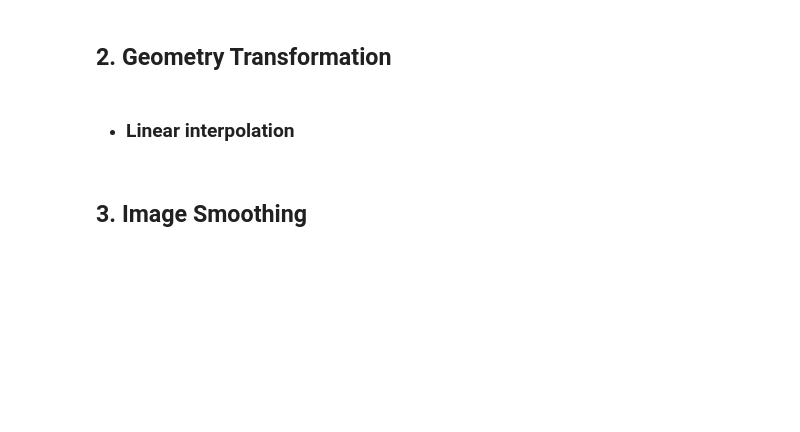
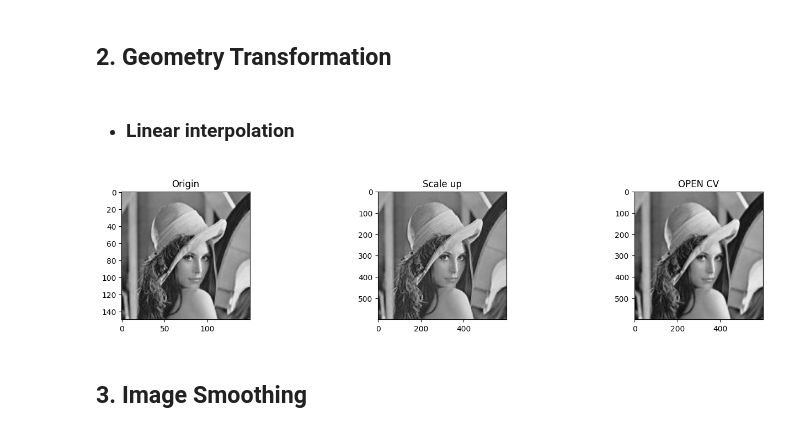
Before and after one commit to HoangKKim/Image-Video-Processing, a Jupyter notebook: Lab01/source/21127090.ipynb, the cells around one changed output. Cells and saved outputs as stored; diff of their text form; code cells hidden in the pictures; blank space fills up the shorter version.

```diff
--- a/Lab01/source/21127090.ipynb
+++ b/Lab01/source/21127090.ipynb
@@ -119,34 +142,37 @@ def interLinear(fx, fy, grayImg):
     gSize = [round(fx*n), round(fy*m)];
     gArr = np.zeros((gSize[0], gSize[1]), dtype=int);
 
     # thay đổi kích thước ảnh trên hệ tọa độ
     for i in range(n):
         for j in range(m):
             x = round(i*fx);
             y = round(j*fy);
             if(x<gSize[0] and y<gSize[1]):
                 gArr[x,y] = grayImg[i][j]
 
     # nội suy giá trị màu cho ảnh g(gX, gY) từ ảnh gốc f(fX, fY)
     for gX in range(gArr.shape[0]):
         for gY in range(gArr.shape[1]):
             fX, fY = calcOrgCord(gX, gY, aX, aY)
             l = round(fX)
             k = round(fY)
             if(l >= n-1) : l=n-2
             if(k >= m-1) : k=n-2
             a = fX-l
             b = fY-k
-            gArr[gX][gY] = round((1-a)*(1-b)*grayImg[l][k] + (1-b)*(a)*grayImg[l+1][k] + (1-a)*(b)*grayImg[l][k+1] + a*b*grayImg[l+1][k+1])
+            gArr[gX][gY] = round((1-a)*(1-b)*grayImg[l][k] + (1-b)*(a)*grayImg[l+1][k] + (1-a)*(b)*grayImg[l][k+1]
+                                 + a*b*grayImg[l+1][k+1])
     return np.clip(gArr, 0, 255).astype('uint8')
 
 scaleImg = interLinear(aX, aY, grayImg)
 
 # ảnh được tạo từ hàm thư viện với kích thước gSize
 dst = cv2.resize(grayImg, (gSize[0],gSize[1]), cv2.INTER_LINEAR)
 
 # so sánh ảnh gốc, kết quả tự cài đặt, hàm gọi trong thư viện
 plotToCompare(grayImg, scaleImg, dst ,t2= 'Scale up')
+# %% [output]
+[figure, added]
 # %% [markdown]
 ## <b>3. Image Smoothing </b>
 # %% [markdown]
```
Also changed, not shown: parts of 7 cells of this notebook, 5 other files.
